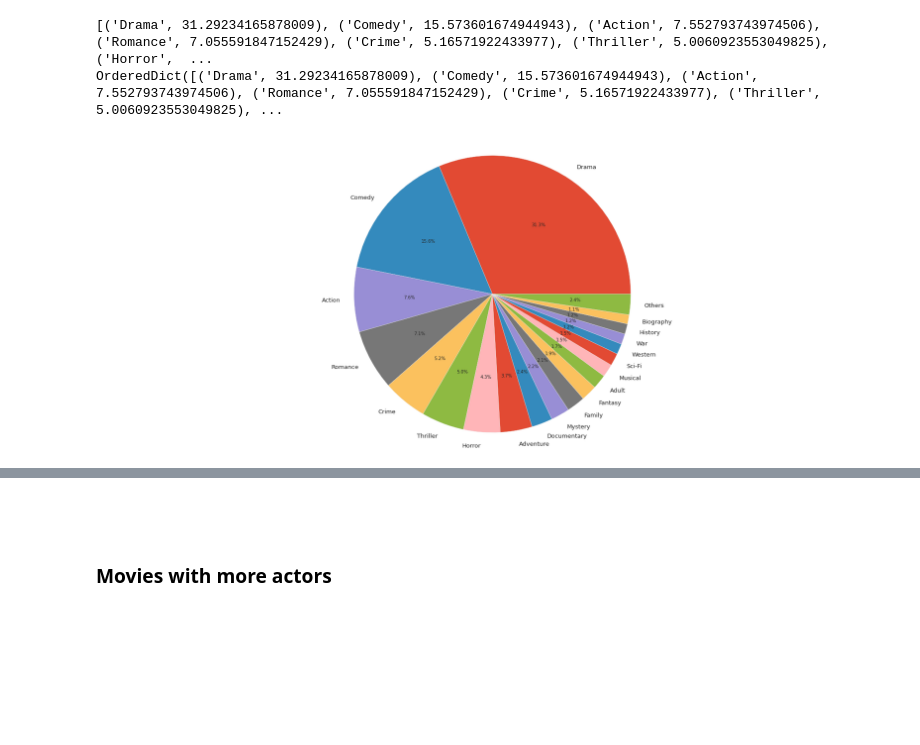
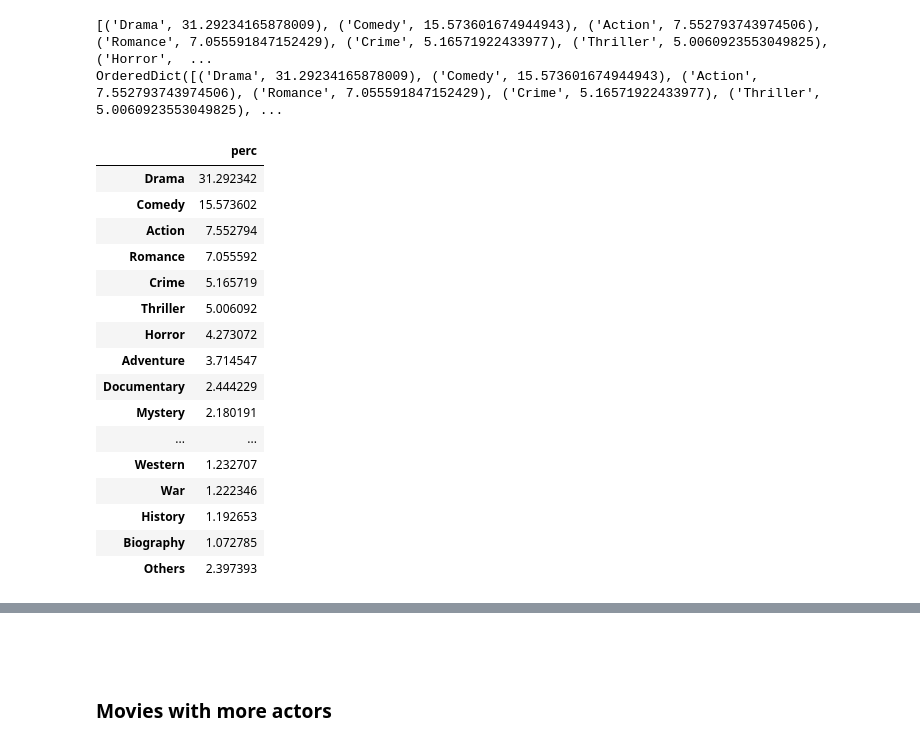
Before and after one commit to Andreaierardi/Market-Basket-Analysis-IMDB, a Jupyter notebook: AMD_project.ipynb, the cells around one changed output, grey strips where cells are left out. Saved outputs shown, nothing was run; the diff lists cells and outputs as text; code cells hidden in the pictures; blank space fills up the shorter version.

```diff
--- a/AMD_project.ipynb
+++ b/AMD_project.ipynb
@@ -570,9 +560,6 @@ print(sorted_dict)
 [('Drama', 31.29234165878009), ('Comedy', 15.573601674944943), ('Action', 7.552793743974506), ('Romance', 7.055591847152429), ('Crime', 5.16571922433977), ('Thriller', 5.0060923553049825), ('Horror',  ...
 OrderedDict([('Drama', 31.29234165878009), ('Comedy', 15.573601674944943), ('Action', 7.552793743974506), ('Romance', 7.055591847152429), ('Crime', 5.16571922433977), ('Thriller', 5.0060923553049825), ...
 # %%
-plt.style.use('ggplot')
-
-
 dic = sorted_dict
 
 import itertools
@@ -583,12 +570,24 @@ for key, group in itertools.groupby(dic, lambda k: 'Others' if (dic[k]<1) else k
 labels = newdic.keys()
 sizes = newdic.values()
 
-fig, ax = plt.subplots()
-
-ax.pie(sizes, labels=labels, autopct='%1.1f%%', startangle=0)
-ax.axis('equal')
-plt.tight_layout()
-
-plt.show()
+perc_df = pd.DataFrame(sizes,labels, columns=["perc"])
-# %% [output]
-[figure, removed]
+# %%
+perc_df
+# %% [output]
+|  | perc |
+| Drama | 31.292342 |
+| Comedy | 15.573602 |
+| Action | 7.552794 |
+| Romance | 7.055592 |
+| Crime | 5.165719 |
+| Thriller | 5.006092 |
+| Horror | 4.273072 |
+| Adventure | 3.714547 |
+| Documentary | 2.444229 |
+| Mystery | 2.180191 |
+| ... | ... |
+| Western | 1.232707 |
+| War | 1.222346 |
+| History | 1.192653 |
+| Biography | 1.072785 |
+| Others | 2.397393 |
```
Also changed, not shown: parts of 4 cells of this notebook.
